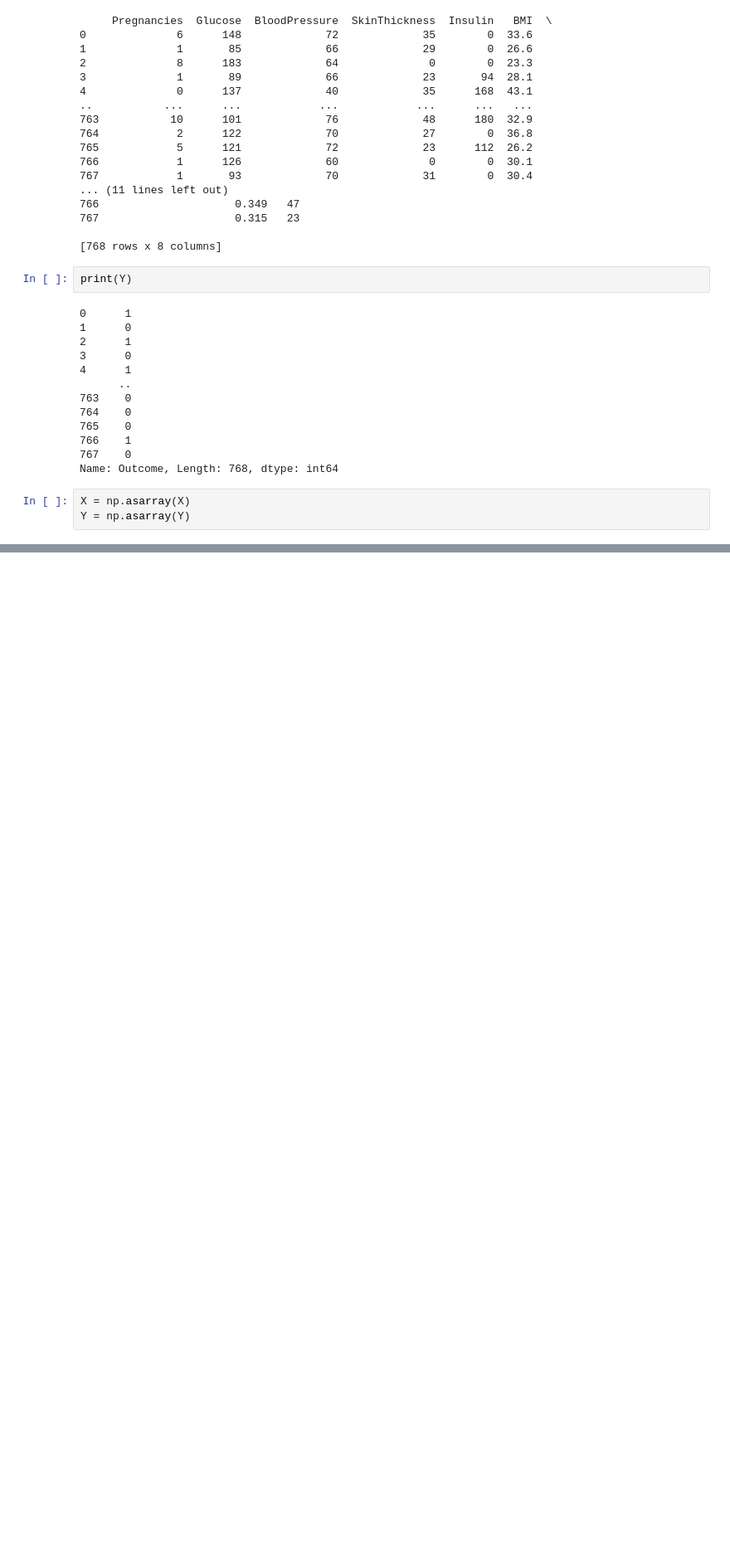
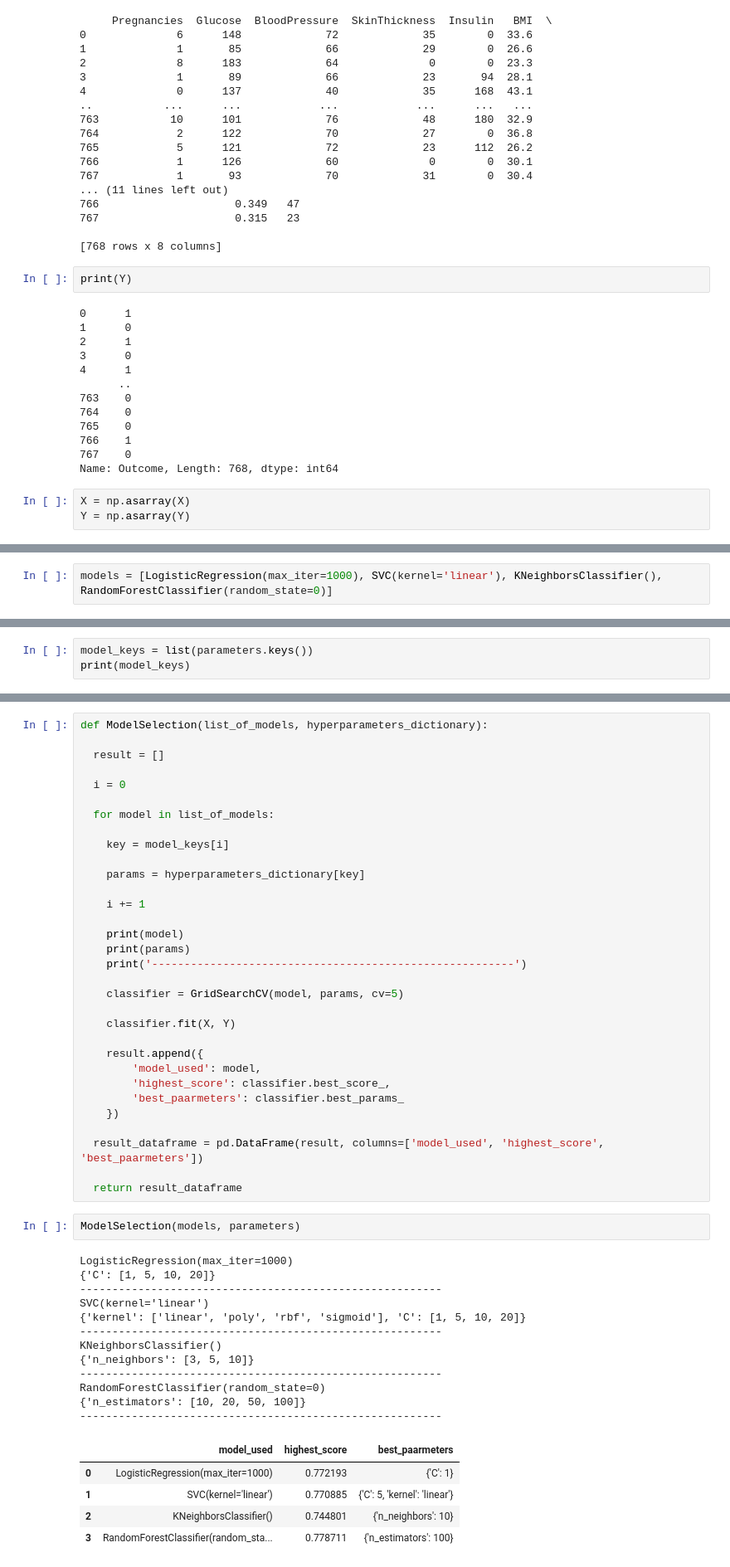
Before and after one commit to Priangshu-18/Model-Selection-in-Machine-Learning, a Jupyter notebook: Model_Selection_in_machine_learning.ipynb, the cells around one changed output, grey strips where cells are left out. Shown at 83% size. Cells and saved outputs as stored; diff of their text form; blank space fills up the shorter version.

```diff
--- a/Model_Selection_in_machine_learning.ipynb
+++ b/Model_Selection_in_machine_learning.ipynb
@@ -72,0 +107,2 @@ Y = np.asarray(Y)
+# %%
+models = [LogisticRegression(max_iter=1000), SVC(kernel='linear'), KNeighborsClassifier(), RandomForestClassifier(random_state=0)]
@@ -72,0 +131,3 @@ Y = np.asarray(Y)
+# %%
+model_keys = list(parameters.keys())
+print(model_keys)
@@ -72,0 +150,52 @@ Y = np.asarray(Y)
+# %%
+def ModelSelection(list_of_models, hyperparameters_dictionary):
+
+  result = []
+
+  i = 0
+
+  for model in list_of_models:
+
+    key = model_keys[i]
+
+    params = hyperparameters_dictionary[key]
+
+    i += 1
+
+    print(model)
+    print(params)
+    print('--------------------------------------------------------')
+
+    classifier = GridSearchCV(model, params, cv=5)
+
+    classifier.fit(X, Y)
+
+    result.append({
+        'model_used': model,
+        'highest_score': classifier.best_score_,
+        'best_paarmeters': classifier.best_params_
+    })
+
+  result_dataframe = pd.DataFrame(result, columns=['model_used', 'highest_score', 'best_paarmeters'])
+
+  return result_dataframe
+# %%
+ModelSelection(models, parameters)
+# %% [output]
+LogisticRegression(max_iter=1000)
+{'C': [1, 5, 10, 20]}
+--------------------------------------------------------
+SVC(kernel='linear')
+{'kernel': ['linear', 'poly', 'rbf', 'sigmoid'], 'C': [1, 5, 10, 20]}
+--------------------------------------------------------
+KNeighborsClassifier()
+{'n_neighbors': [3, 5, 10]}
+--------------------------------------------------------
+RandomForestClassifier(random_state=0)
+{'n_estimators': [10, 20, 50, 100]}
+--------------------------------------------------------
+|  | model_used | highest_score | best_paarmeters |
+| 0 | LogisticRegression(max_iter=1000) | 0.772193 | {'C': 1} |
+| 1 | SVC(kernel='linear') | 0.770885 | {'C': 5, 'kernel': 'linear'} |
+| 2 | KNeighborsClassifier() | 0.744801 | {'n_neighbors': 10} |
+| 3 | RandomForestClassifier(random_sta... | 0.778711 | {'n_estimators': 100} |
```
Also changed, not shown: parts of 13 cells of this notebook.
